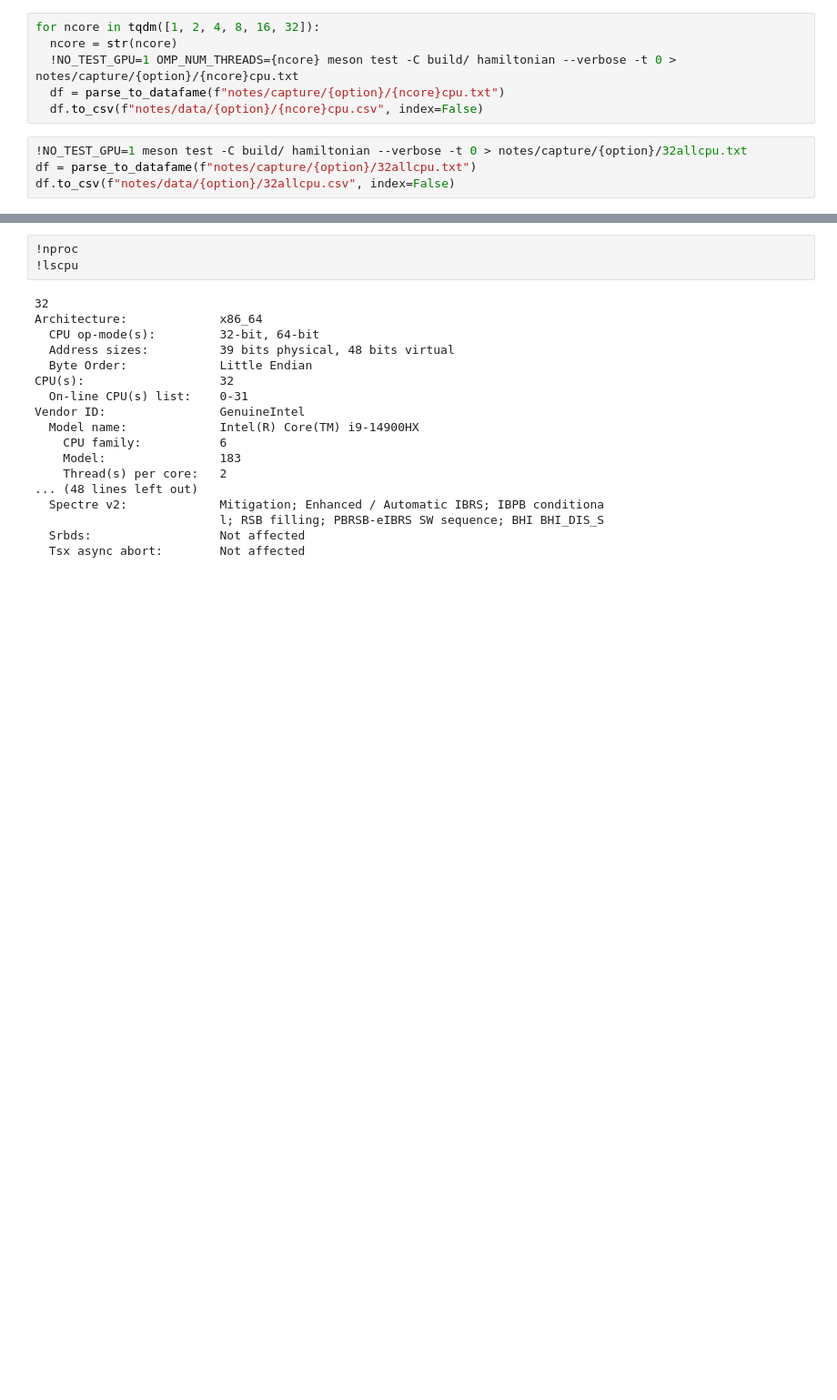
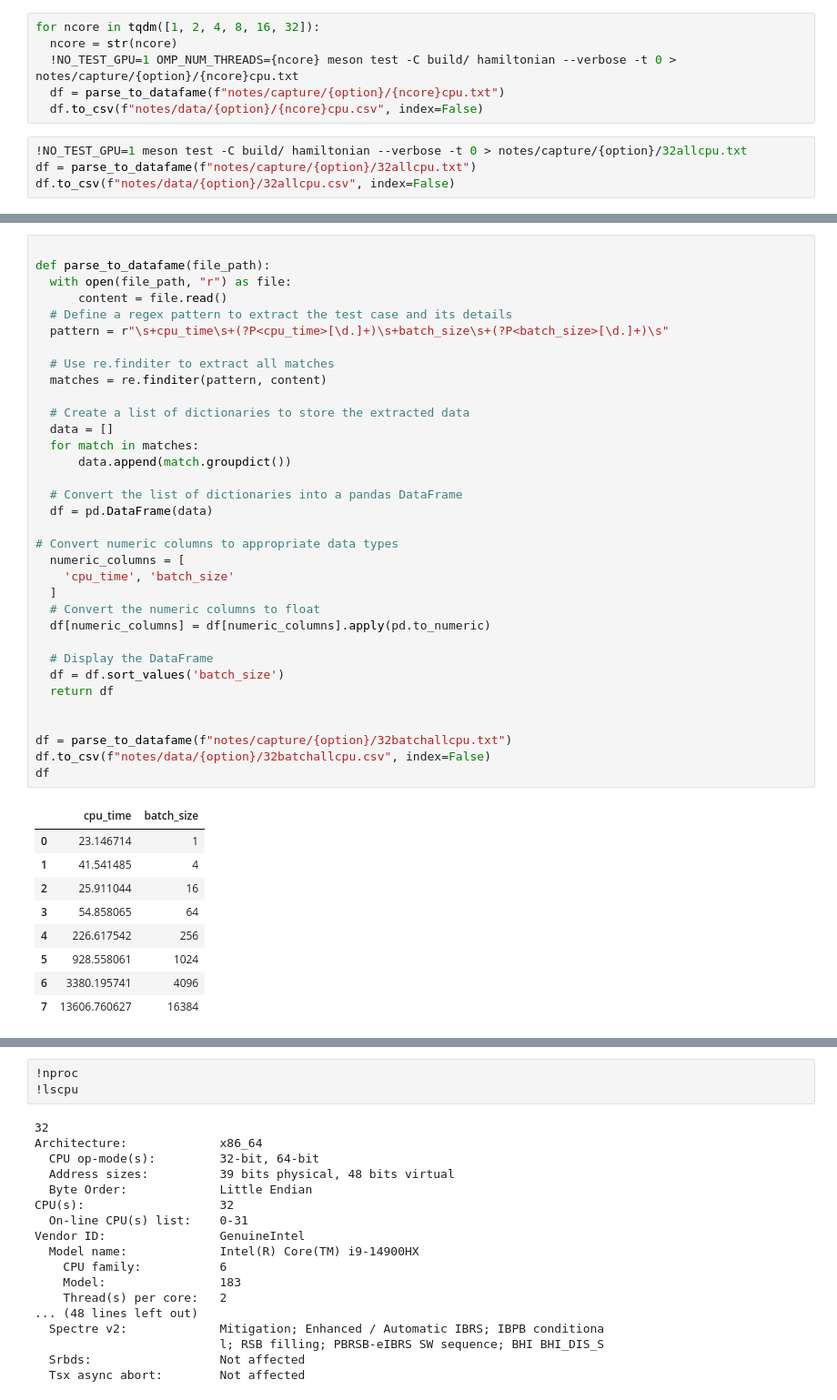
Before and after one commit to tornikeo/tblite, a Jupyter notebook: notes/record_i914900HX.ipynb, the cells around one changed output, grey strips where cells are left out. Shown: that part at 91% size. Cells and saved outputs as stored; diff of their text form; blank space fills up the shorter version.

```diff
--- a/notes/record_i914900HX.ipynb
+++ b/notes/record_i914900HX.ipynb
@@ -50,0 +59,44 @@ df.to_csv(f"notes/data/{option}/32allcpu.csv", index=False)
+# %%
+
+def parse_to_datafame(file_path):
+  with open(file_path, "r") as file:
+      content = file.read()
+  # Define a regex pattern to extract the test case and its details
+  pattern = r"\s+cpu_time\s+(?P<cpu_time>[\d.]+)\s+batch_size\s+(?P<batch_size>[\d.]+)\s"
+
+  # Use re.finditer to extract all matches
+  matches = re.finditer(pattern, content)
+
+  # Create a list of dictionaries to store the extracted data
+  data = []
+  for match in matches:
+      data.append(match.groupdict())
+
+  # Convert the list of dictionaries into a pandas DataFrame
+  df = pd.DataFrame(data)
+
+# Convert numeric columns to appropriate data types
+  numeric_columns = [
+    'cpu_time', 'batch_size'
+  ]
+  # Convert the numeric columns to float
+  df[numeric_columns] = df[numeric_columns].apply(pd.to_numeric)
+
+  # Display the DataFrame
+  df = df.sort_values('batch_size')
+  return df
+
+
+df = parse_to_datafame(f"notes/capture/{option}/32batchallcpu.txt")
+df.to_csv(f"notes/data/{option}/32batchallcpu.csv", index=False)
+df
+# %% [output]
+|  | cpu_time | batch_size |
+| 0 | 23.146714 | 1 |
+| 1 | 41.541485 | 4 |
+| 2 | 25.911044 | 16 |
+| 3 | 54.858065 | 64 |
+| 4 | 226.617542 | 256 |
+| 5 | 928.558061 | 1024 |
+| 6 | 3380.195741 | 4096 |
+| 7 | 13606.760627 | 16384 |
```
Also changed, not shown: parts of 3 cells of this notebook, 5 other files.
